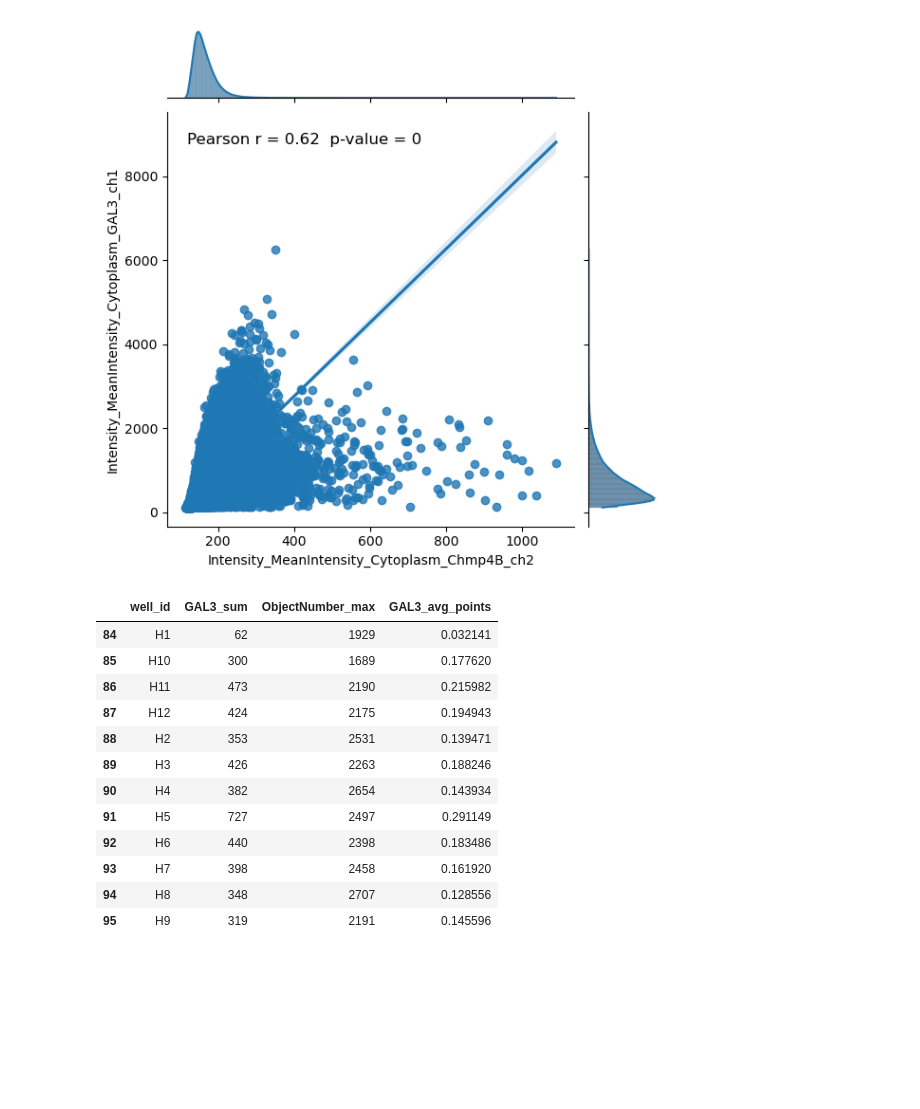
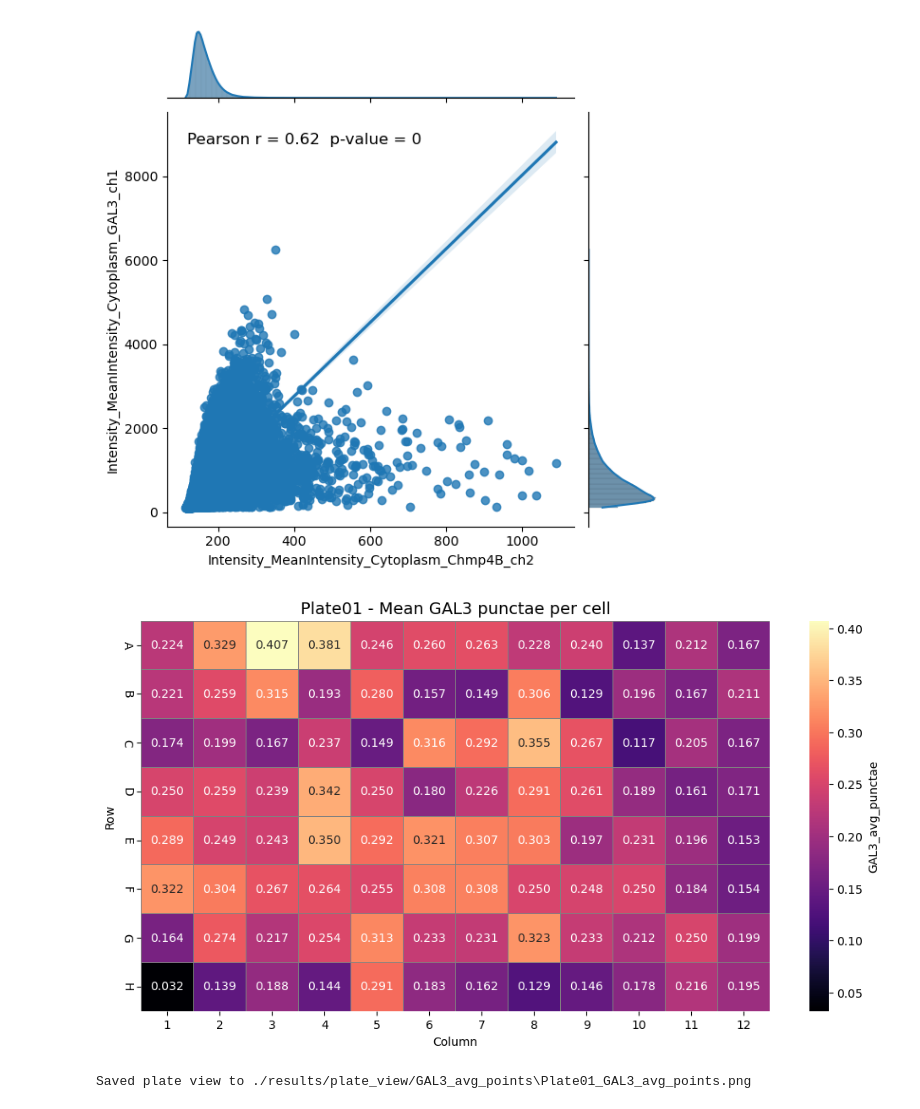
Before and after one commit to adiezsanchez/lisaoya_hcs_mtb, a Jupyter notebook: plate_analysis.ipynb, the cells around one changed output. Saved outputs shown, nothing was run; the diff lists cells and outputs as text; code cells hidden in the pictures; blank space fills up the shorter version.

Commit message:
Preliminary GAL3, cell number and infection results

```diff
--- a/plate_analysis.ipynb
+++ b/plate_analysis.ipynb
@@ -212,30 +214,21 @@ plt.show()
 # %% [output]
 [figure]
 # %%
+df = pd.read_csv("./results/results_per_label_Plate01.csv", index_col=0)
+
 result = (
     df.groupby("well_id")
       .agg(
           GAL3_sum=("GAL3_num_points", "sum"),
           ObjectNumber_max=("ObjectNumber", "max")
       )
       .reset_index()
 )
 
 # Add ratio column
 result["GAL3_avg_points"] = result["GAL3_sum"] / result["ObjectNumber_max"]
 
-result.tail(12)
+plot_plate_view(result, column_name="GAL3_avg_points", plate="Plate01", title="Mean GAL3 punctae per cell", label="GAL3_avg_punctae", cmap="magma")
 # %% [output]
-|  | well_id | GAL3_sum | ObjectNumber_max | GAL3_avg_points |
-| 84 | H1 | 62 | 1929 | 0.032141 |
-| 85 | H10 | 300 | 1689 | 0.177620 |
-| 86 | H11 | 473 | 2190 | 0.215982 |
-| 87 | H12 | 424 | 2175 | 0.194943 |
-| 88 | H2 | 353 | 2531 | 0.139471 |
-| 89 | H3 | 426 | 2263 | 0.188246 |
-| 90 | H4 | 382 | 2654 | 0.143934 |
-| 91 | H5 | 727 | 2497 | 0.291149 |
-| 92 | H6 | 440 | 2398 | 0.183486 |
-| 93 | H7 | 398 | 2458 | 0.161920 |
-| 94 | H8 | 348 | 2707 | 0.128556 |
-| 95 | H9 | 319 | 2191 | 0.145596 |
+[figure, added]
+Saved plate view to ./results/plate_view/GAL3_avg_points\Plate01_GAL3_avg_points.png
```
Also changed, not shown: parts of 6 cells of this notebook.
